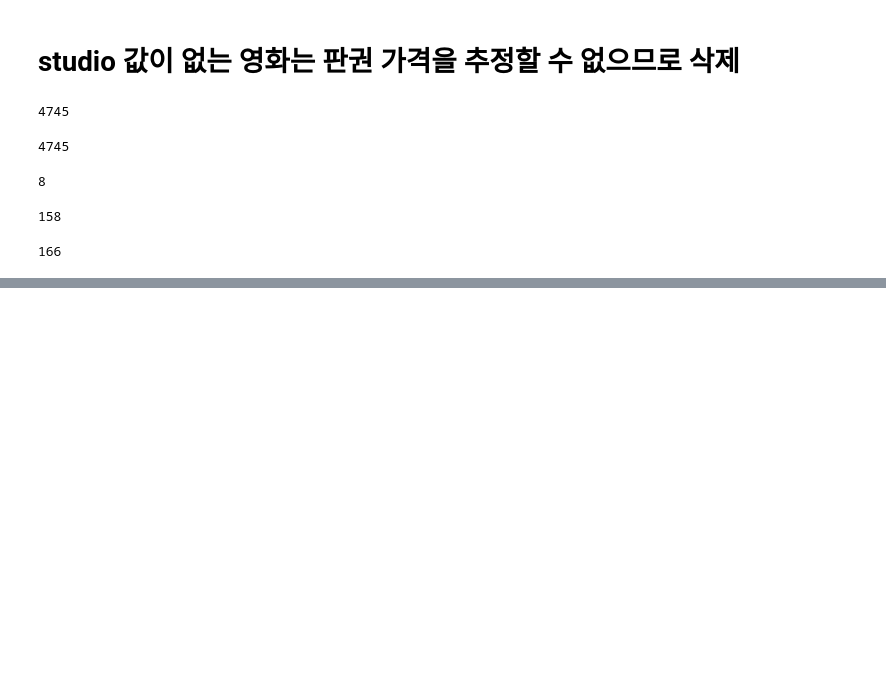
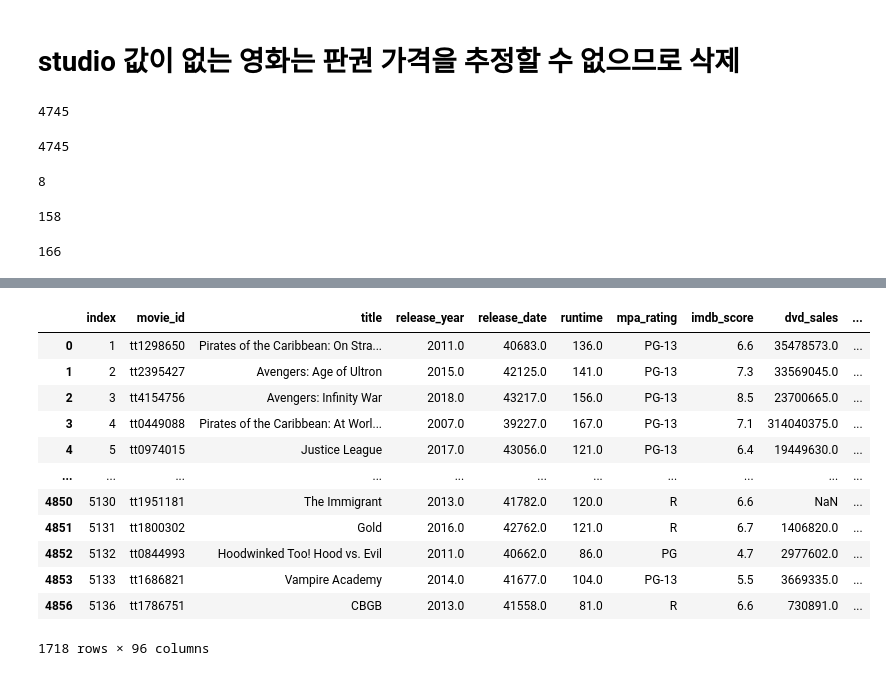
Before and after one commit to POSCO-AI-BIG-9th-A/POSCO-Academy-A3_, a Jupyter notebook: proj_bigdata/code/Hanbin/preprocess_outlier.ipynb, the cells around one changed output, grey strips where cells are left out. Saved outputs shown, nothing was run; the diff lists cells and outputs as text; code cells hidden in the pictures; blank space fills up the shorter version.

```diff
--- a/proj_bigdata/code/Hanbin/preprocess_outlier.ipynb
+++ b/proj_bigdata/code/Hanbin/preprocess_outlier.ipynb
@@ -833,0 +935,16 @@ df['contract_price'].isna().sum()
+# %%
+df[df['blu'] == 1]
+# %% [output]
+|  | index | movie_id | title | release_year | release_date | runtime | mpa_rating | imdb_score | dvd_sales | ... |
+| 0 | 1 | tt1298650 | Pirates of the Caribbean: On Stra... | 2011.0 | 40683.0 | 136.0 | PG-13 | 6.6 | 35478573.0 | ... |
+| 1 | 2 | tt2395427 | Avengers: Age of Ultron | 2015.0 | 42125.0 | 141.0 | PG-13 | 7.3 | 33569045.0 | ... |
+| 2 | 3 | tt4154756 | Avengers: Infinity War | 2018.0 | 43217.0 | 156.0 | PG-13 | 8.5 | 23700665.0 | ... |
+| 3 | 4 | tt0449088 | Pirates of the Caribbean: At Worl... | 2007.0 | 39227.0 | 167.0 | PG-13 | 7.1 | 314040375.0 | ... |
+| 4 | 5 | tt0974015 | Justice League | 2017.0 | 43056.0 | 121.0 | PG-13 | 6.4 | 19449630.0 | ... |
+| ... | ... | ... | ... | ... | ... | ... | ... | ... | ... | ... |
+| 4850 | 5130 | tt1951181 | The Immigrant | 2013.0 | 41782.0 | 120.0 | R | 6.6 | NaN | ... |
+| 4851 | 5131 | tt1800302 | Gold | 2016.0 | 42762.0 | 121.0 | R | 6.7 | 1406820.0 | ... |
+| 4852 | 5132 | tt0844993 | Hoodwinked Too! Hood vs. Evil | 2011.0 | 40662.0 | 86.0 | PG | 4.7 | 2977602.0 | ... |
+| 4853 | 5133 | tt1686821 | Vampire Academy | 2014.0 | 41677.0 | 104.0 | PG-13 | 5.5 | 3669335.0 | ... |
+| 4856 | 5136 | tt1786751 | CBGB | 2013.0 | 41558.0 | 81.0 | R | 6.6 | 730891.0 | ... |
+1718 rows × 96 columns
```
Also changed, not shown: parts of 16 cells of this notebook, 3 other files.
